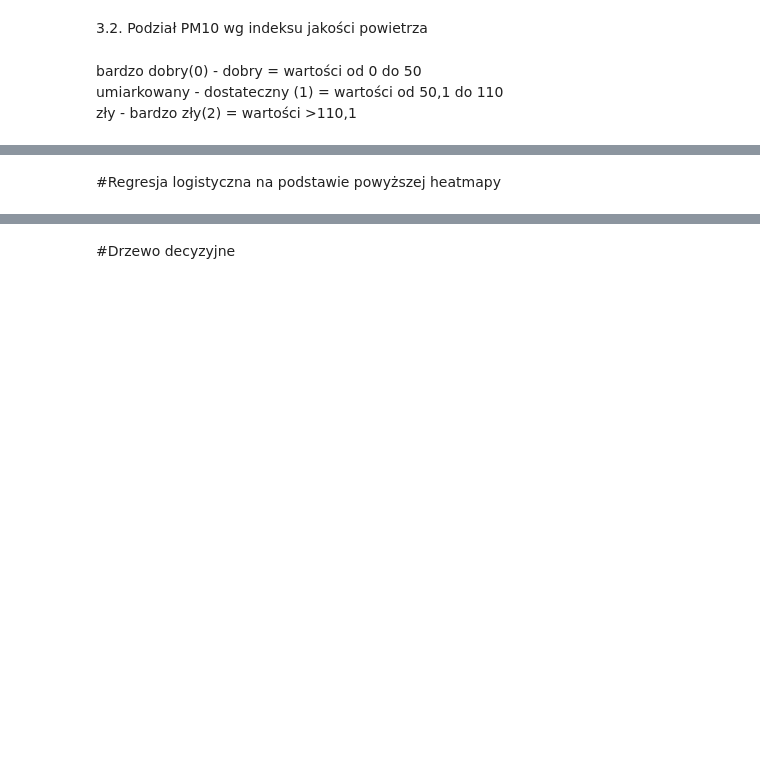
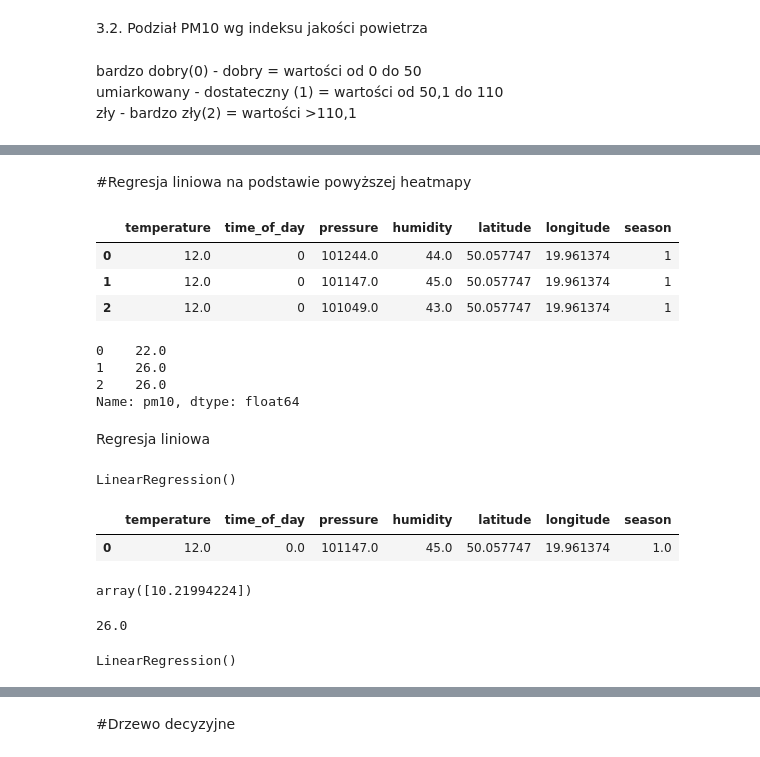
Before and after one commit to Joanna0512/smog_krakowski, a Jupyter notebook: smog_w_krakowie.ipynb, the cells around one changed output, grey strips where cells are left out. Drawn from its saved outputs; the diff is of its cells as text; code cells hidden in the pictures; blank space fills up the shorter version.

```diff
--- a/smog_w_krakowie.ipynb
+++ b/smog_w_krakowie.ipynb
@@ -575,5 +573,8 @@ plt.title('ilość przypadków z podziałem na jakość powietrza', fontsize=16)
 # %%
-sensor_geo['pm10'] = sensor_geo['pm10'].replace({'0': 0})
-sensor_geo['pm10'] = sensor_geo['pm10'].replace({'1': 1})
+sensor_geo['air'] = sensor_geo['air'].replace({'clean': 0})
+sensor_geo['air'] = sensor_geo['air'].replace({'sufficient': 1})
+sensor_geo['air'] = sensor_geo['air'].replace({'dirty': 2})
+# %%
+sensor_geo['air'] = sensor_geo['air'].astype(int)
 # %%
 sensor_geo.isnull().sum()
@@ -589 +607,3 @@ dirty_air=sensor_geo_new[sensor_geo_new['pm10']==2]
+# %%
+winter=sensor_geo[sensor_geo['season']==1]
 # %%
@@ -601,5 +653,5 @@ sns.heatmap(corr2)
 # %% [markdown]
-#Regresja logistyczna na podstawie powyższej heatmapy
+#Regresja liniowa na podstawie powyższej heatmapy
 # %%
 from sklearn.metrics import f1_score, precision_score, recall_score, confusion_matrix
 from sklearn.linear_model import LogisticRegression
@@ -613,3 +663,38 @@ sensor_winter_night= sensor_winter[sensor_winter['time_of_day']==1]
 # %%
-y=sensor_winter_night['pm10']
-X=sensor_winter_night[['temperature', 'season', 'time_of_day', 'pressure']]
+y=winter['pm10']
+X=winter[['temperature', 'time_of_day', 'pressure', 'humidity', 'latitude', 'longitude', 'season' ]]
+# %%
+X[:3]
+# %% [output]
+|  | temperature | time_of_day | pressure | humidity | latitude | longitude | season |
+| 0 | 12.0 | 0 | 101244.0 | 44.0 | 50.057747 | 19.961374 | 1 |
+| 1 | 12.0 | 0 | 101147.0 | 45.0 | 50.057747 | 19.961374 | 1 |
+| 2 | 12.0 | 0 | 101049.0 | 43.0 | 50.057747 | 19.961374 | 1 |
+# %%
+y[:3]
+# %% [output]
+0    22.0
+1    26.0
+2    26.0
+Name: pm10, dtype: float64
+# %% [markdown]
+Regresja liniowa
+# %%
+model = LinearRegression()
+model.fit(X, y)
+# %% [output]
+LinearRegression()
+# %%
+#wygenerowanie danych do testowej predykcji
+val_1 = winter[['temperature', 'time_of_day', 'pressure', 'humidity', 'latitude', 'longitude', 'season' ]].iloc[1].values
+df_predict = pd.DataFrame([val_1], columns=['temperature', 'time_of_day', 'pressure', 'humidity', 'latitude', 'longitude', 'season'])
+df_predict
+# %% [output]
+|  | temperature | time_of_day | pressure | humidity | latitude | longitude | season |
+| 0 | 12.0 | 0.0 | 101147.0 | 45.0 | 50.057747 | 19.961374 | 1.0 |
+# %%
+#przewidziało
+prediction = model.predict(df_predict)
+prediction
+# %% [output]
+array([10.21994224])
@@ -616 +703,6 @@ X=sensor_winter_night[['temperature', 'season', 'time_of_day', 'pressure']]
+# %%
+#powinno być
+winter['pm10'].loc[1]
+# %% [output]
+26.0
 # %%
@@ -619,0 +710,5 @@ X_train
+# %%
+model_lin=LinearRegression()
+model_lin.fit(X_train, y_train)
+# %% [output]
+LinearRegression()
```
Also changed, not shown: parts of 41 cells of this notebook.
